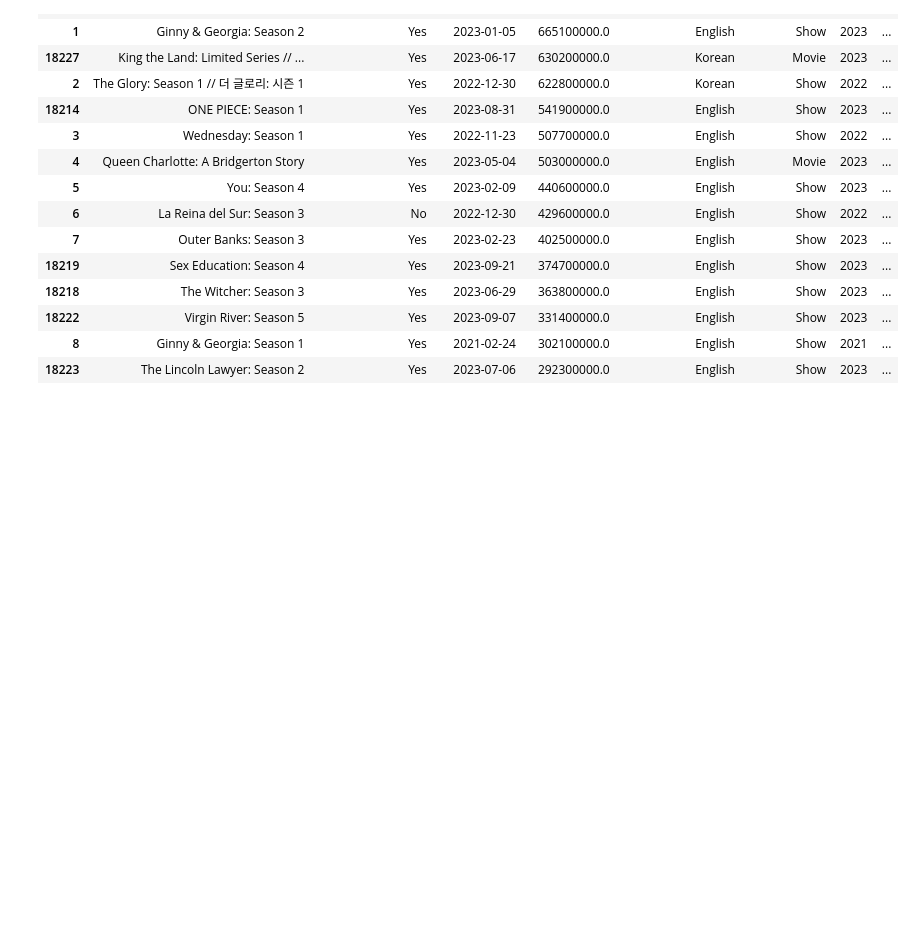
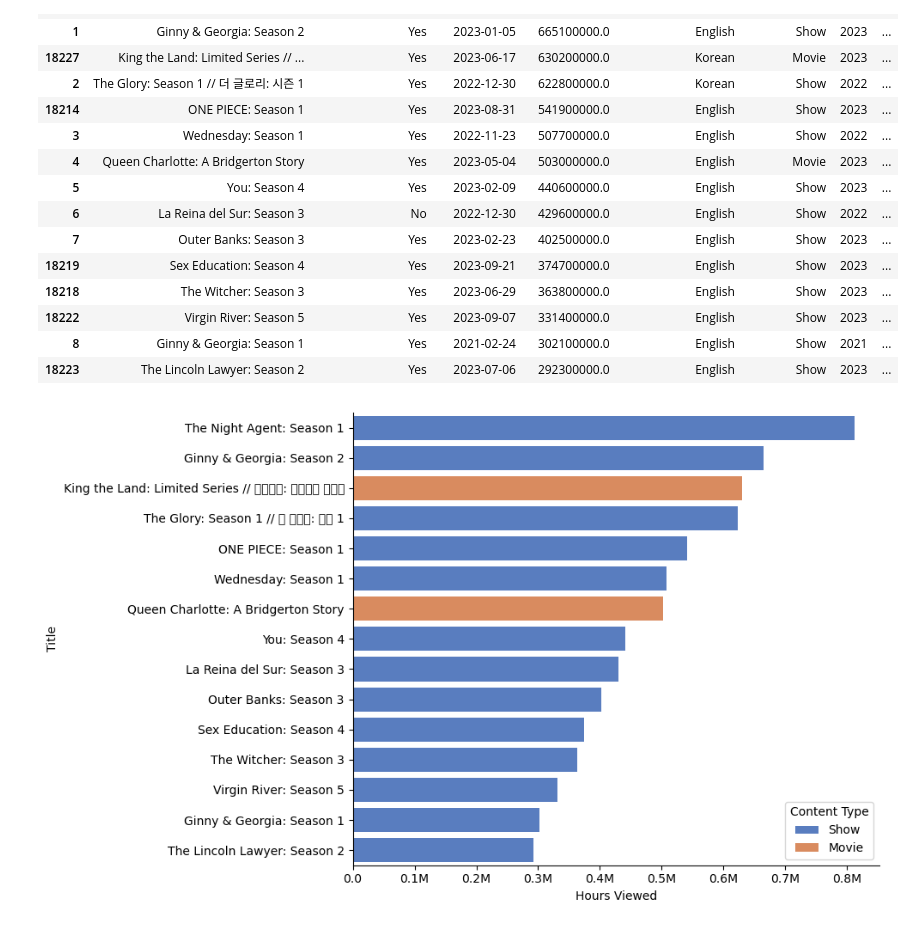
Before and after one commit to modyreturn/Netflix-Analysis, a Jupyter notebook: 3_Hours_Viewed_Analysis.ipynb, the cells around one changed output. Drawn from its saved outputs; the diff is of its cells as text; code cells hidden in the pictures; blank space fills up the shorter version.

```diff
--- a/3_Hours_Viewed_Analysis.ipynb
+++ b/3_Hours_Viewed_Analysis.ipynb
@@ -121,7 +149,7 @@ Name: Hours Viewed, dtype: float64
 # %%
 # Selecting the top 15 titles by hours view
-top_10_viewed = df.nlargest(15, 'Hours Viewed')
-top_10_viewed
+top_15_viewed = df.nlargest(15, 'Hours Viewed')
+top_15_viewed
 # %% [output]
 |  | Title | Available Globally? | Release Date | Hours Viewed | Language Indicator | Content Type | Year | ... |
 | 0 | The Night Agent: Season 1 | Yes | 2023-03-23 | 812100000.0 | English | Show | 2023 | ... |
@@ -139,3 +167,31 @@ top_10_viewed
 | 18222 | Virgin River: Season 5 | Yes | 2023-09-07 | 331400000.0 | English | Show | 2023 | ... |
 | 8 | Ginny & Georgia: Season 1 | Yes | 2021-02-24 | 302100000.0 | English | Show | 2021 | ... |
 | 18223 | The Lincoln Lawyer: Season 2 | Yes | 2023-07-06 | 292300000.0 | English | Show | 2023 | ... |
+# %%
+plt.figure(figsize=(10, 6))
+
+sns.barplot(data=top_15_viewed,
+                x='Hours Viewed',
+                y='Title',
+                hue='Content Type',
+                palette=sns.color_palette('muted'),
+
+                )
+
+def billion_formatter(value, params):
+    """Formats tick labels to display billions with abbreviation."""
+    if value >= 1e9:
+        return f"{value / 1e9:.1f}B"
+    elif value >= 1e6:
+        return f"{value / 1e9:.1f}M"
+    else:
+        return f"{value:.1f}"
+# Format y-axis tick labels
+plt.gca().xaxis.set_major_formatter(billion_formatter)
+
+
+sns.despine()
+plt.tight_layout()
+plt.show()
+# %% [output]
+[figure, added]
```
Also changed, not shown: parts of 3 cells of this notebook.
